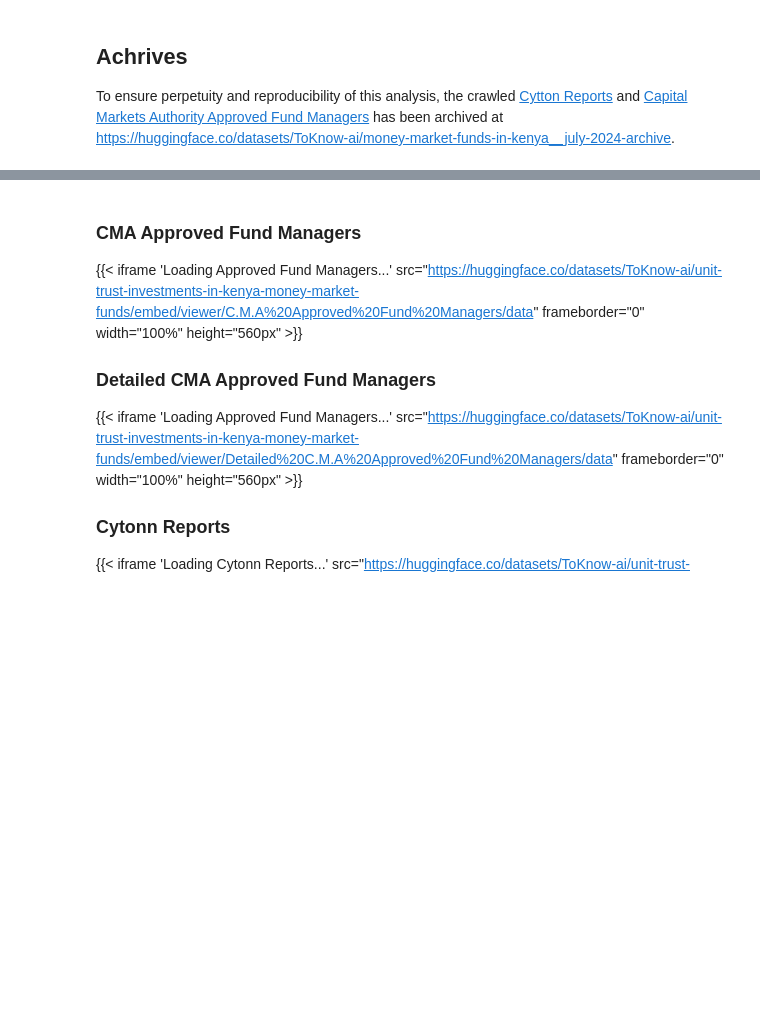
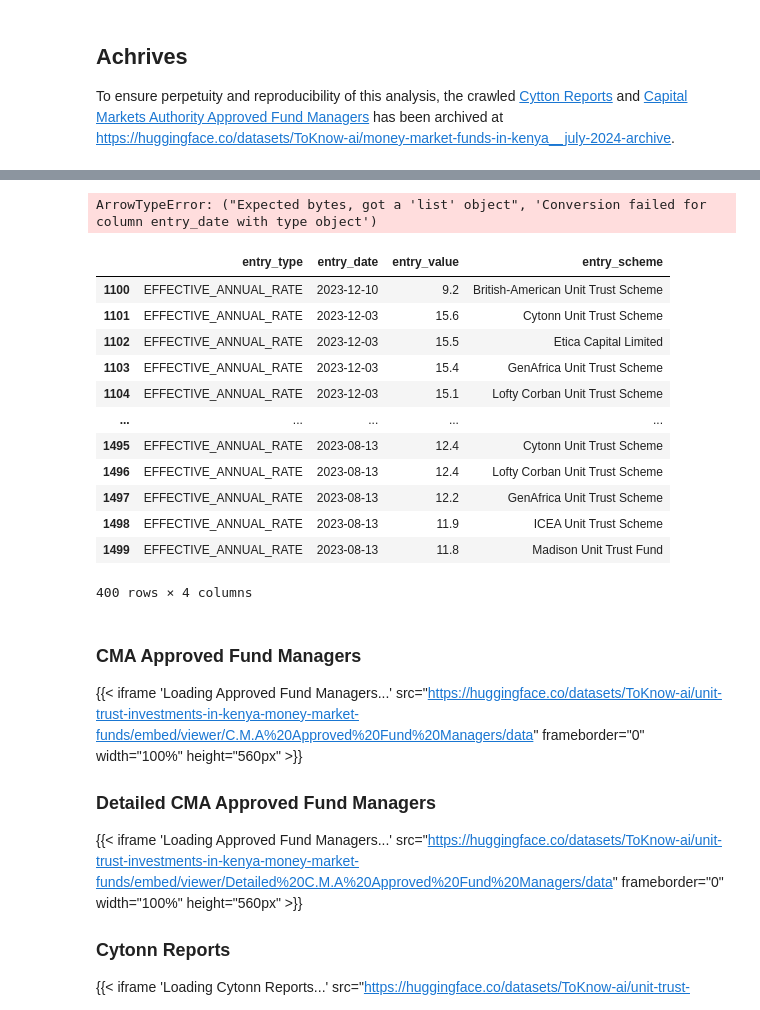
Before and after one commit to ToKnow-ai/ToKnow-ai.github.io, a Jupyter notebook: posts/kenya-unit-trusts-money-market-funds/_dataset/index.ipynb, the cells around one changed output, grey strips where cells are left out. Drawn from its saved outputs; the diff is of its cells as text; code cells hidden in the pictures; blank space fills up the shorter version.

```diff
--- a/posts/kenya-unit-trusts-money-market-funds/_dataset/index.ipynb
+++ b/posts/kenya-unit-trusts-money-market-funds/_dataset/index.ipynb
@@ -1992,3 +2054,25 @@ repo_id = "toknow-ai/collective-investment-schemes-in-kenya-analysis-dataset"
+# %%
+from datasets import Dataset
+
+Dataset.from_pandas(extracted_records_df, preserve_index = True)
+# %% [output]
+ArrowTypeError: ("Expected bytes, got a 'list' object", 'Conversion failed for column entry_date with type object')
+# %%
+extracted_records_df[1100:1500]
+# %% [output]
+|  | entry_type | entry_date | entry_value | entry_scheme |
+| 1100 | EFFECTIVE_ANNUAL_RATE | 2023-12-10 | 9.2 | British-American Unit Trust Scheme |
+| 1101 | EFFECTIVE_ANNUAL_RATE | 2023-12-03 | 15.6 | Cytonn Unit Trust Scheme |
+| 1102 | EFFECTIVE_ANNUAL_RATE | 2023-12-03 | 15.5 | Etica Capital Limited |
+| 1103 | EFFECTIVE_ANNUAL_RATE | 2023-12-03 | 15.4 | GenAfrica Unit Trust Scheme |
+| 1104 | EFFECTIVE_ANNUAL_RATE | 2023-12-03 | 15.1 | Lofty Corban Unit Trust Scheme |
+| ... | ... | ... | ... | ... |
+| 1495 | EFFECTIVE_ANNUAL_RATE | 2023-08-13 | 12.4 | Cytonn Unit Trust Scheme |
+| 1496 | EFFECTIVE_ANNUAL_RATE | 2023-08-13 | 12.4 | Lofty Corban Unit Trust Scheme |
+| 1497 | EFFECTIVE_ANNUAL_RATE | 2023-08-13 | 12.2 | GenAfrica Unit Trust Scheme |
+| 1498 | EFFECTIVE_ANNUAL_RATE | 2023-08-13 | 11.9 | ICEA Unit Trust Scheme |
+| 1499 | EFFECTIVE_ANNUAL_RATE | 2023-08-13 | 11.8 | Madison Unit Trust Fund |
+400 rows × 4 columns
 # %% [markdown]
 <!-- #| .content-visible when-format: "html" -->
 
```
Also changed, not shown: parts of 7 cells of this notebook, 1 other file.
